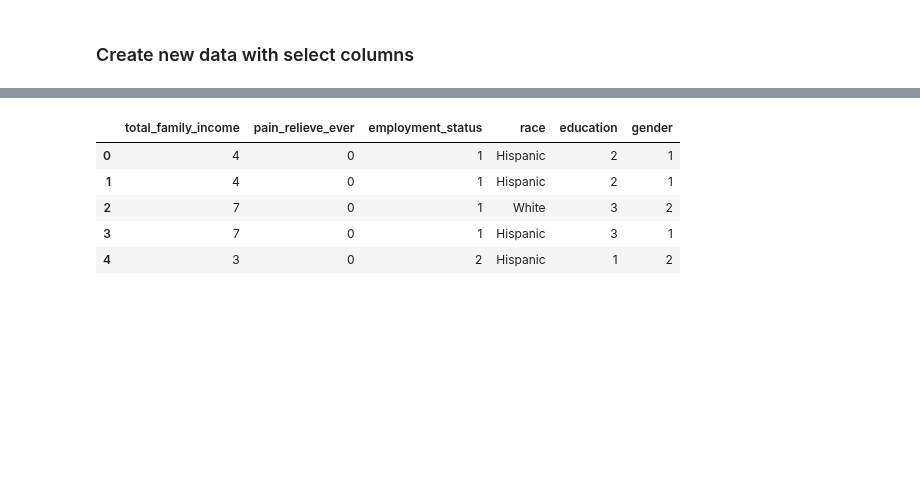
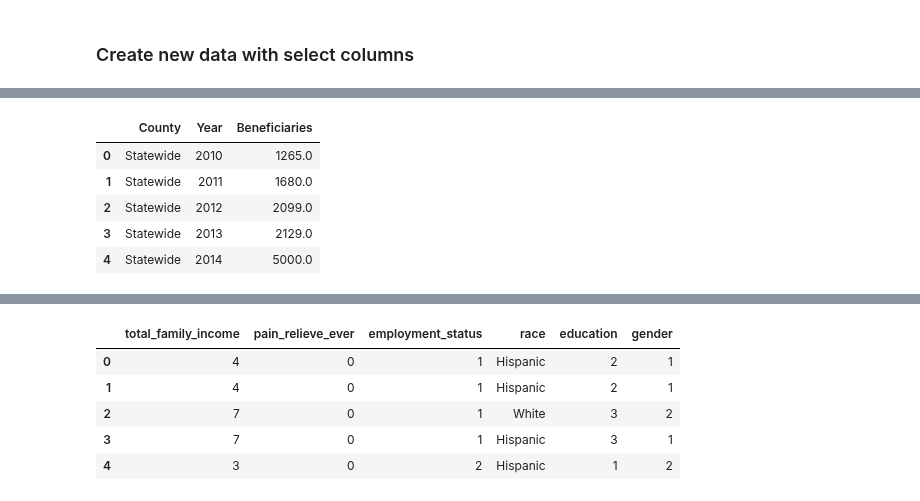
Before and after one commit to Chahnaz-Kbaisi/ETL-Project, a Jupyter notebook: usage_overdose_us.ipynb, the cells around one changed output, grey strips where cells are left out. Cells and saved outputs as stored; diff of their text form; code cells hidden in the pictures; blank space fills up the shorter version.

```diff
--- a/usage_overdose_us.ipynb
+++ b/usage_overdose_us.ipynb
@@ -128,0 +136,13 @@ workforce_subset
+# %%
+# File 3:
+# Filtering dataset by selecting columns needed to answer potential query:
+# Extracting only needed columns:
+mat_subset = medication_assisted_treatment[["County", "Year", "Beneficiaries"]]
+mat_subset.head()
+# %% [output]
+|  | County | Year | Beneficiaries |
+| 0 | Statewide | 2010 | 1265.0 |
+| 1 | Statewide | 2011 | 1680.0 |
+| 2 | Statewide | 2012 | 2099.0 |
+| 3 | Statewide | 2013 | 2129.0 |
+| 4 | Statewide | 2014 | 5000.0 |
```
Also changed, not shown: parts of 4 cells of this notebook.
